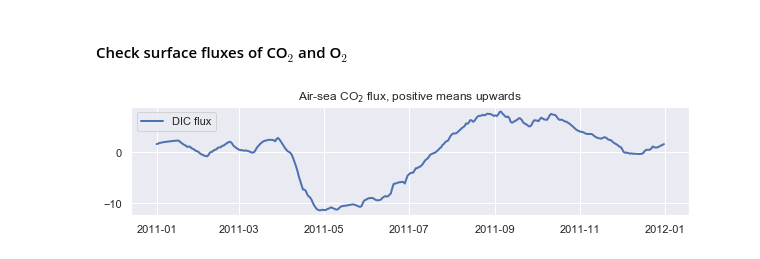
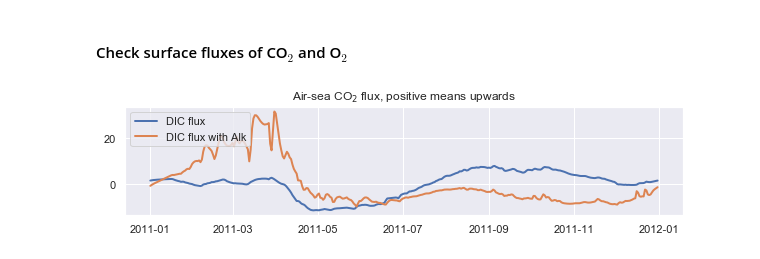
Before and after one commit to limash/Carbon_dioxide_absorption_drivers, a Jupyter notebook: 4_air-sea_flluxes_NS.ipynb, the cells around one changed output. Saved outputs shown, nothing was run; the diff lists cells and outputs as text; code cells hidden in the pictures.

```diff
--- a/4_air-sea_flluxes_NS.ipynb
+++ b/4_air-sea_flluxes_NS.ipynb
@@ -56,9 +56,9 @@ dicflux_no = dicflux_no.reset_index(); dicflux_alk = dicflux_alk.reset_index();
 # %%
 fig = plt.figure(figsize=(10, 2)); ax = fig.add_subplot(1, 1, 1);
 ax.plot(dicflux_no['time'], dicflux_no['B_C_DIC   _flux'], linewidth=2, label=r'DIC flux');
-#ax.plot(dicflux_alk['time'], dicflux_so4['B_C_DIC   _flux'], linewidth=2, label=r'DIC flux so4');
+ax.plot(dicflux_alk['time'], dicflux_alk['B_C_DIC   _flux'], linewidth=2, label=r'DIC flux with Alk');
 #ax.plot(dicflux_so4_dic['time'], dicflux_so4_dic['B_C_DIC   _flux'], linewidth=2, label=r'DIC flux so4+dic');
 plt.title('Air-sea CO$_2$ flux, positive means upwards');
 ax.legend(loc='upper left');
 # %% [output]
-[figure, old version]
+[figure, new version]
```
Also changed, not shown: parts of 1 cell of this notebook.
